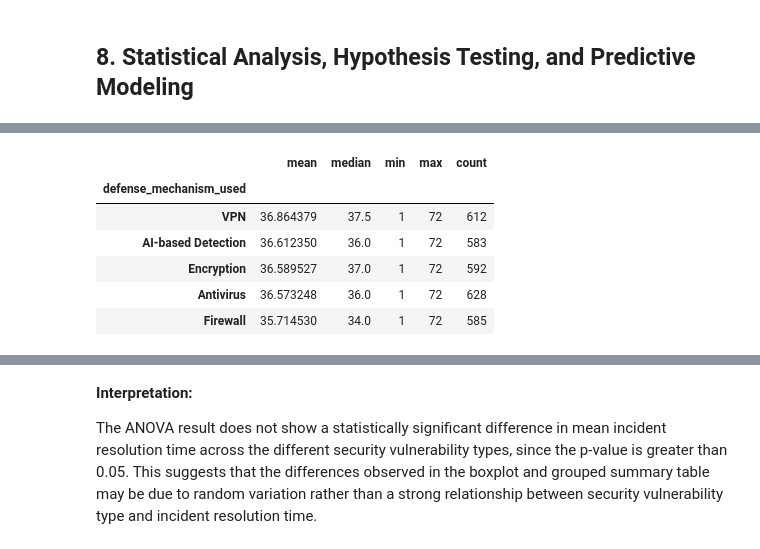
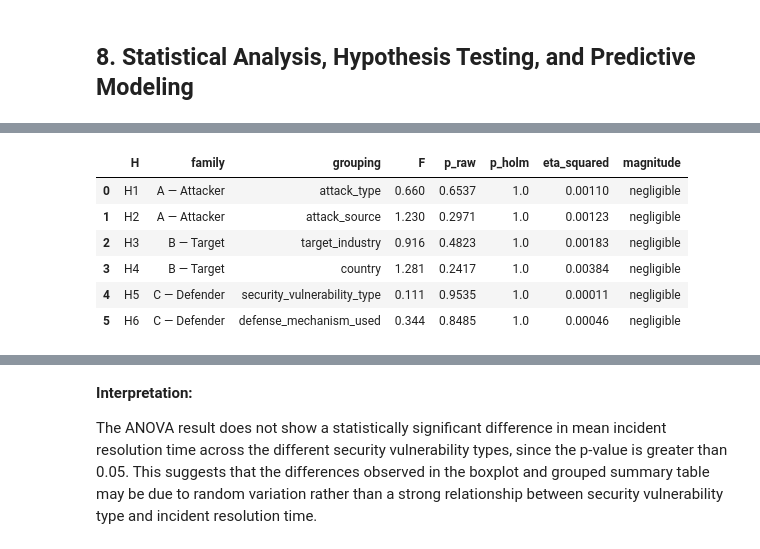
Before and after one commit to AlexanderPanagyurski/cyberattack-severity-analysis, a Jupyter notebook: Drivers of Cyberattack Severity.ipynb, the cells around one changed output, grey strips where cells are left out. Saved outputs shown, nothing was run; the diff lists cells and outputs as text; code cells hidden in the pictures.

```diff
--- a/Drivers of Cyberattack Severity.ipynb
+++ b/Drivers of Cyberattack Severity.ipynb
@@ -2558,14 +2625,47 @@ Conclusion: No statistically significant difference between group means.
-# %%
-summarize_by_group(
-    dataframe=global_cybersecuirty_threats,
-    group_col="defense_mechanism_used",
-    value_col="incident_resolution_time_in_hours"
-)
-# %% [output]
-|  | mean | median | min | max | count |
-| defense_mechanism_used |  |  |  |  |  |
-| VPN | 36.864379 | 37.5 | 1 | 72 | 612 |
-| AI-based Detection | 36.612350 | 36.0 | 1 | 72 | 583 |
-| Encryption | 36.589527 | 37.0 | 1 | 72 | 592 |
-| Antivirus | 36.573248 | 36.0 | 1 | 72 | 628 |
-| Firewall | 35.714530 | 34.0 | 1 | 72 | 585 |
+# %%
+# --- Run all six ANOVA hypotheses on severity_index ---
+
+hypotheses = [
+    ('H1', 'A — Attacker', 'attack_type'),
+    ('H2', 'A — Attacker', 'attack_source'),
+    ('H3', 'B — Target',   'target_industry'),
+    ('H4', 'B — Target',   'country'),
+    ('H5', 'C — Defender', 'security_vulnerability_type'),
+    ('H6', 'C — Defender', 'defense_mechanism_used'),
+]
+
+rows = []
+for hid, family, gvar in hypotheses:
+    groups = [
+        g['severity_index'].values
+        for _, g in global_cybersecuirty_threats.groupby(gvar, observed=False)
+    ]
+    f_stat, p_value = f_oneway(*groups)
+    eta2 = eta_squared(groups)
+    rows.append({
+        'H': hid,
+        'family': family,
+        'grouping': gvar,
+        'F': round(f_stat, 3),
+        'p_raw': round(p_value, 4),
+        'eta_squared': round(eta2, 5),
+        'magnitude': cohen_label_eta(eta2)
+    })
+
+results = pd.DataFrame(rows)
+
+# Apply Holm-Bonferroni correction across the six p-values
+results['p_holm'] = np.round(holm_bonferroni(results['p_raw'].values), 4)
+
+# Reorder columns for readability
+results = results[['H', 'family', 'grouping', 'F',
+                   'p_raw', 'p_holm', 'eta_squared', 'magnitude']]
+results
+# %% [output]
+|  | H | family | grouping | F | p_raw | p_holm | eta_squared | magnitude |
+| 0 | H1 | A — Attacker | attack_type | 0.660 | 0.6537 | 1.0 | 0.00110 | negligible |
+| 1 | H2 | A — Attacker | attack_source | 1.230 | 0.2971 | 1.0 | 0.00123 | negligible |
+| 2 | H3 | B — Target | target_industry | 0.916 | 0.4823 | 1.0 | 0.00183 | negligible |
+| 3 | H4 | B — Target | country | 1.281 | 0.2417 | 1.0 | 0.00384 | negligible |
+| 4 | H5 | C — Defender | security_vulnerability_type | 0.111 | 0.9535 | 1.0 | 0.00011 | negligible |
+| 5 | H6 | C — Defender | defense_mechanism_used | 0.344 | 0.8485 | 1.0 | 0.00046 | negligible |
```
Also changed, not shown: parts of 72 cells of this notebook.
